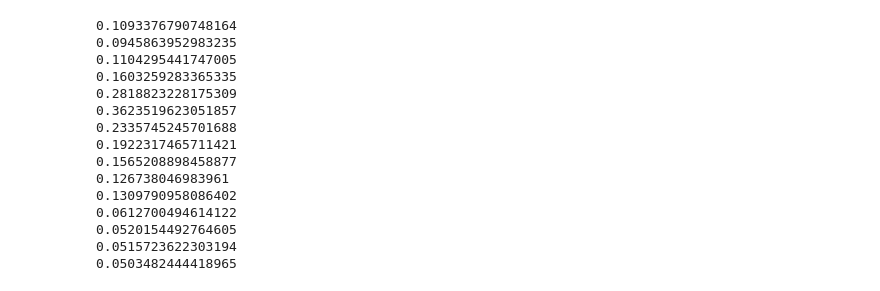
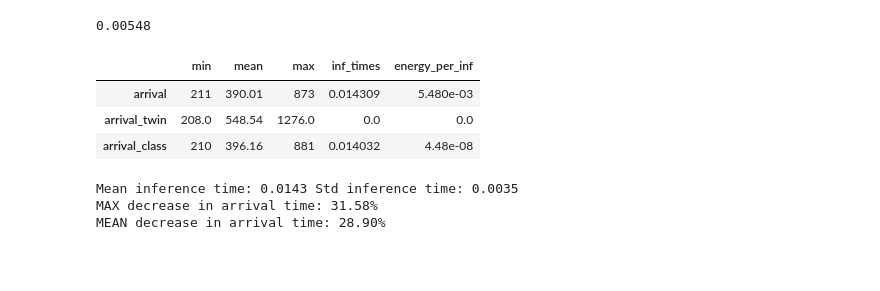
Before and after one commit to Immaioz/SNN_potential_field, a Jupyter notebook: dev.ipynb, the cells around one changed output. Drawn from its saved outputs; the diff is of its cells as text; code cells hidden in the pictures; blank space fills up the shorter version.

```diff
--- a/dev.ipynb
+++ b/dev.ipynb
@@ -25,20 +38,0 @@ x = pd.read_csv("simulation_data_comparison_retrain_0_1/Run_0007_Seed_942/simula
-# %%
-for i in range(15):
-    col = x[f"sensor_{i}"]
-    print(col[col != 0].min())
-# %% [output]
-0.1093376790748164
-0.0945863952983235
-0.1104295441747005
-0.1603259283365335
-0.2818823228175309
-0.3623519623051857
-0.2335745245701688
-0.1922317465711421
-0.1565208898458877
-0.126738046983961
-0.1309790958086402
-0.0612700494614122
-0.0520154492764605
-0.0515723622303194
-0.0503482444418965
@@ -124,0 +39,43 @@ sim.stopSimulation()
+# %%
+5.48e-03
+# %% [output]
+0.00548
+# %%
+import pandas as pd
+inf_times = np.mean([np.mean(t) for t in times_tot])
+inf_times_class = np.mean([np.mean(t) for t in times_tot_class])
+
+df_stats = pd.DataFrame(
+    {
+        "arrival": [np.min(arrival), np.mean(arrival), np.max(arrival), inf_times, f"{0.00548:.3e}"],
+        "arrival_twin": [np.min(arrival_twin), np.mean(arrival_twin), np.max(arrival_twin),  0, 0],
+        "arrival_class": [np.min(arrival_class), np.mean(arrival_class), np.max(arrival_class), inf_times_class, f"{4.48e-08}"],
+        # "times": [0, inf_times_class],
+        # "times_class": [0, inf_times_class, 0],
+    },
+    index=["min", "mean", "max", "inf_times", "energy_per_inf"],
+)
+# Total energy per inference [Joules/inf] (cpu): 5.48e-03
+# Total energy per inference [Joules/inf] (loihi): 4.48e-08
+df_stats.T
+# %% [output]
+|  | min | mean | max | inf_times | energy_per_inf |
+| arrival | 211 | 390.01 | 873 | 0.014309 | 5.480e-03 |
+| arrival_twin | 208.0 | 548.54 | 1276.0 | 0.0 | 0.0 |
+| arrival_class | 210 | 396.16 | 881 | 0.014032 | 4.48e-08 |
+# %%
+print("Mean inference time:", f"{np.mean(np.concat(times)):.4f}", "Std inference time:", f"{np.std(np.concat(times)):.4f}")
+
+iniziale = np.max(arrival_twin)
+finale = np.max(arrival)
+diminuzione_percentuale = (iniziale - finale) / iniziale * 100
+print("MAX decrease in arrival time:", f"{diminuzione_percentuale:.2f}%")
+
+iniziale = np.mean(arrival_twin)
+finale = np.mean(arrival)
+diminuzione_percentuale = (iniziale - finale) / iniziale * 100
+print("MEAN decrease in arrival time:", f"{diminuzione_percentuale:.2f}%")
+# %% [output]
+Mean inference time: 0.0143 Std inference time: 0.0035
+MAX decrease in arrival time: 31.58%
+MEAN decrease in arrival time: 28.90%
```
Also changed, not shown: parts of 12 cells of this notebook, 4 other files.
